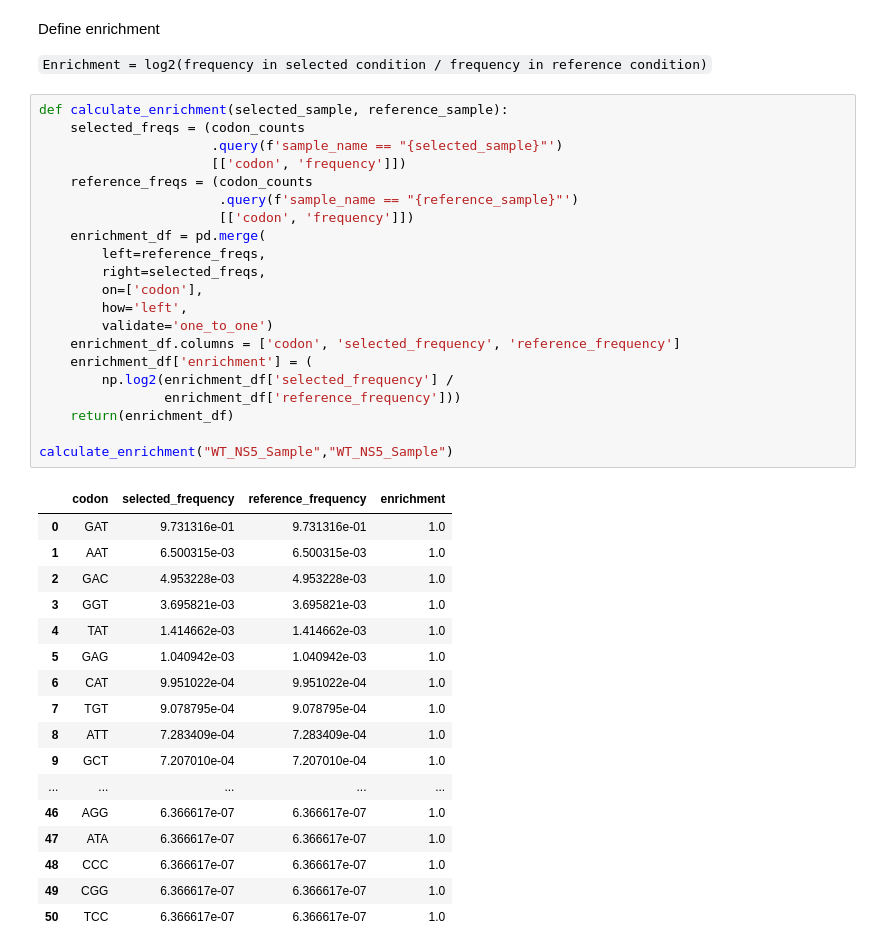
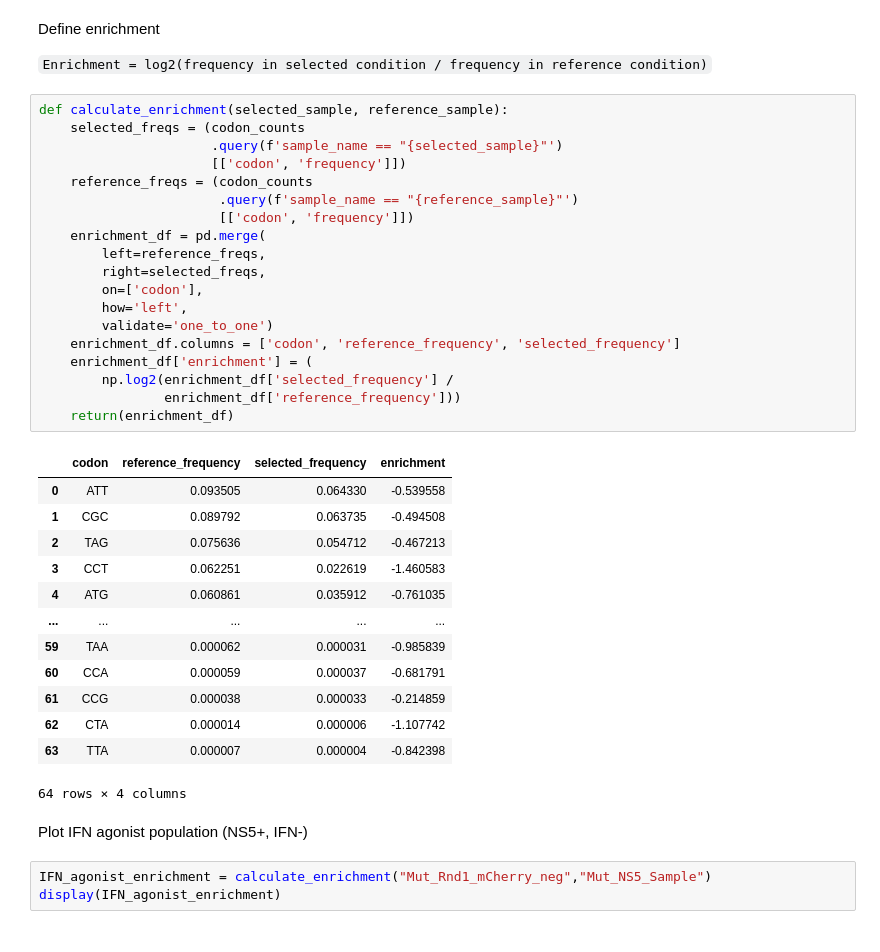
Before and after one commit to dbacsik/ns5_site734, a Jupyter notebook: codon_frequencies.py.ipynb, the cells around one changed output. Drawn from its saved outputs; the diff is of its cells as text.

Commit message:
Fixed Enrichment column labels

```diff
--- a/codon_frequencies.py.ipynb
+++ b/codon_frequencies.py.ipynb
@@ -509,39 +541,38 @@ Define enrichment
 # %%
 def calculate_enrichment(selected_sample, reference_sample):
     selected_freqs = (codon_counts
                       .query(f'sample_name == "{selected_sample}"')
                       [['codon', 'frequency']])
     reference_freqs = (codon_counts
                        .query(f'sample_name == "{reference_sample}"')
                        [['codon', 'frequency']])
     enrichment_df = pd.merge(
         left=reference_freqs,
         right=selected_freqs,
         on=['codon'],
         how='left',
         validate='one_to_one')
-    enrichment_df.columns = ['codon', 'selected_frequency', 'reference_frequency']
+    enrichment_df.columns = ['codon', 'reference_frequency', 'selected_frequency']
     enrichment_df['enrichment'] = (
         np.log2(enrichment_df['selected_frequency'] /
                 enrichment_df['reference_frequency']))
     return(enrichment_df)
-
-calculate_enrichment("WT_NS5_Sample","WT_NS5_Sample")
 # %% [output]
-|  | codon | selected_frequency | reference_frequency | enrichment |
-| 0 | GAT | 9.731316e-01 | 9.731316e-01 | 1.0 |
-| 1 | AAT | 6.500315e-03 | 6.500315e-03 | 1.0 |
-| 2 | GAC | 4.953228e-03 | 4.953228e-03 | 1.0 |
-| 3 | GGT | 3.695821e-03 | 3.695821e-03 | 1.0 |
-| 4 | TAT | 1.414662e-03 | 1.414662e-03 | 1.0 |
-| 5 | GAG | 1.040942e-03 | 1.040942e-03 | 1.0 |
-| 6 | CAT | 9.951022e-04 | 9.951022e-04 | 1.0 |
-| 7 | TGT | 9.078795e-04 | 9.078795e-04 | 1.0 |
-| 8 | ATT | 7.283409e-04 | 7.283409e-04 | 1.0 |
-| 9 | GCT | 7.207010e-04 | 7.207010e-04 | 1.0 |
+|  | codon | reference_frequency | selected_frequency | enrichment |
+| 0 | ATT | 0.093505 | 0.064330 | -0.539558 |
+| 1 | CGC | 0.089792 | 0.063735 | -0.494508 |
+| 2 | TAG | 0.075636 | 0.054712 | -0.467213 |
+| 3 | CCT | 0.062251 | 0.022619 | -1.460583 |
+| 4 | ATG | 0.060861 | 0.035912 | -0.761035 |
 | ... | ... | ... | ... | ... |
-| 46 | AGG | 6.366617e-07 | 6.366617e-07 | 1.0 |
-| 47 | ATA | 6.366617e-07 | 6.366617e-07 | 1.0 |
-| 48 | CCC | 6.366617e-07 | 6.366617e-07 | 1.0 |
-| 49 | CGG | 6.366617e-07 | 6.366617e-07 | 1.0 |
-| 50 | TCC | 6.366617e-07 | 6.366617e-07 | 1.0 |
+| 59 | TAA | 0.000062 | 0.000031 | -0.985839 |
+| 60 | CCA | 0.000059 | 0.000037 | -0.681791 |
+| 61 | CCG | 0.000038 | 0.000033 | -0.214859 |
+| 62 | CTA | 0.000014 | 0.000006 | -1.107742 |
+| 63 | TTA | 0.000007 | 0.000004 | -0.842398 |
+64 rows × 4 columns
+# %% [markdown]
+Plot IFN agonist population (NS5+, IFN-)
+# %%
+IFN_agonist_enrichment = calculate_enrichment("Mut_Rnd1_mCherry_neg","Mut_NS5_Sample")
+display(IFN_agonist_enrichment)
```
Also changed, not shown: parts of 21 cells of this notebook.
